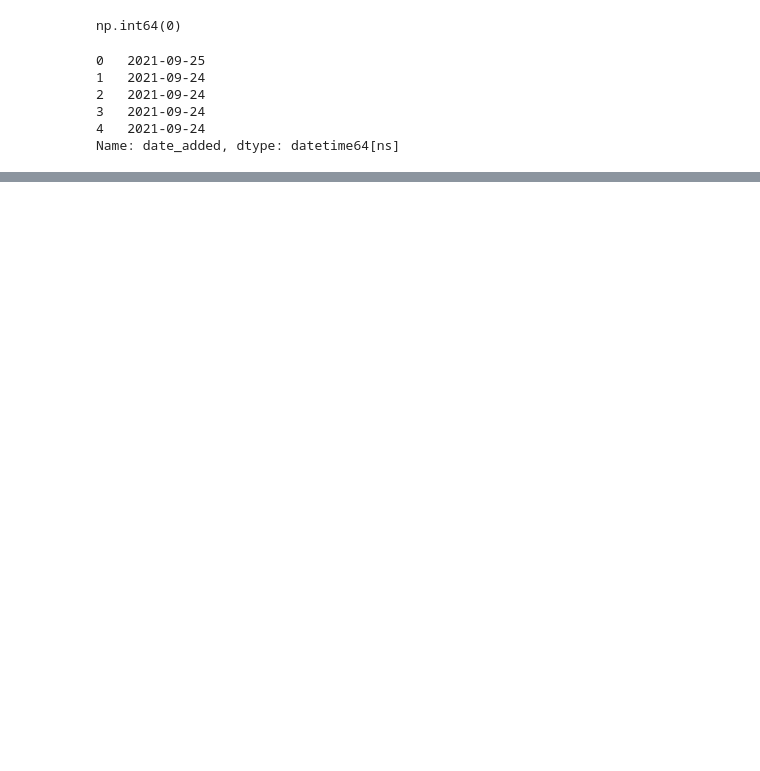
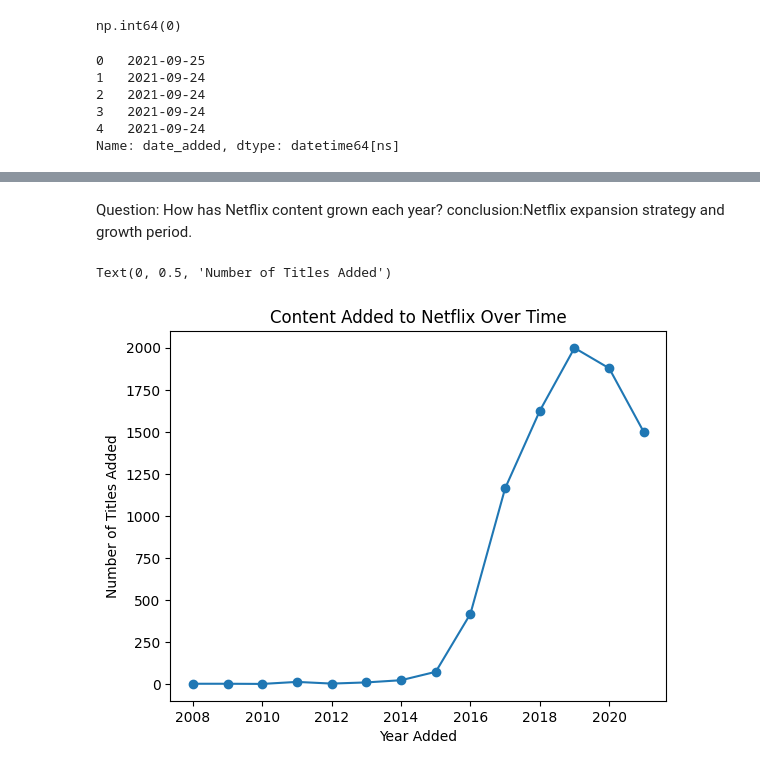
Before and after one commit to ibirender/netflix-eda-analysis, a Jupyter notebook: Netflix_eda.ipynb, the cells around one changed output, grey strips where cells are left out. Drawn from its saved outputs; the diff is of its cells as text; code cells hidden in the pictures; blank space fills up the shorter version.

```diff
--- a/Netflix_eda.ipynb
+++ b/Netflix_eda.ipynb
@@ -200,0 +212,12 @@ df.head()
+# %% [markdown]
+Question: How has Netflix content grown each year?
+conclusion:Netflix expansion strategy and growth period.
+# %%
+df['year_added'] = df['date_added'].dt.year
+df['year_added'].value_counts().sort_index().plot(kind='line', marker='o')
+plt.title("Content Added to Netflix Over Time")
+plt.xlabel("Year Added")
+plt.ylabel("Number of Titles Added")
+# %% [output]
+Text(0, 0.5, 'Number of Titles Added')
+[figure, added]
```
Also changed, not shown: parts of 16 cells of this notebook.
